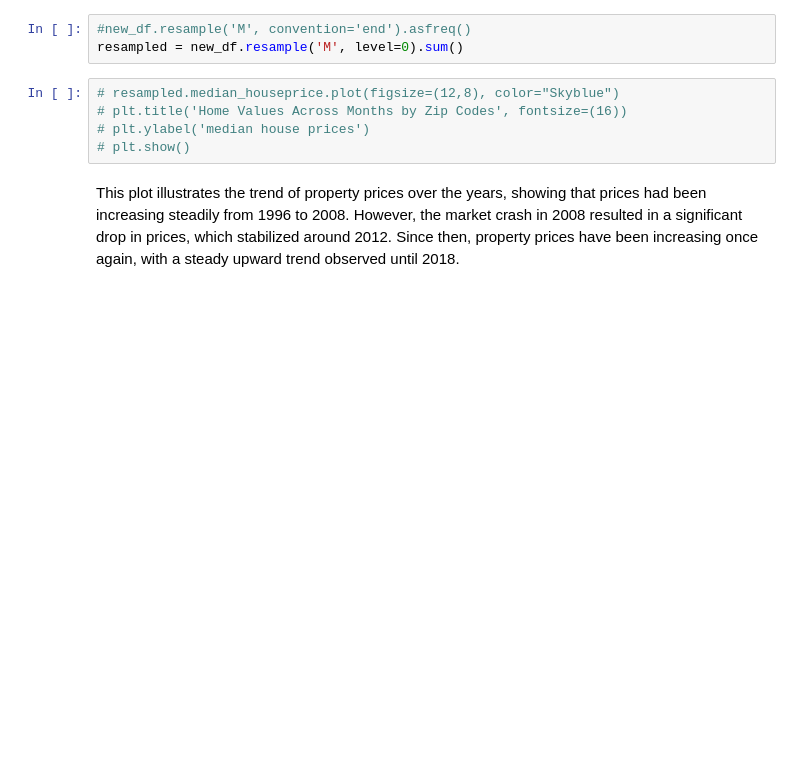
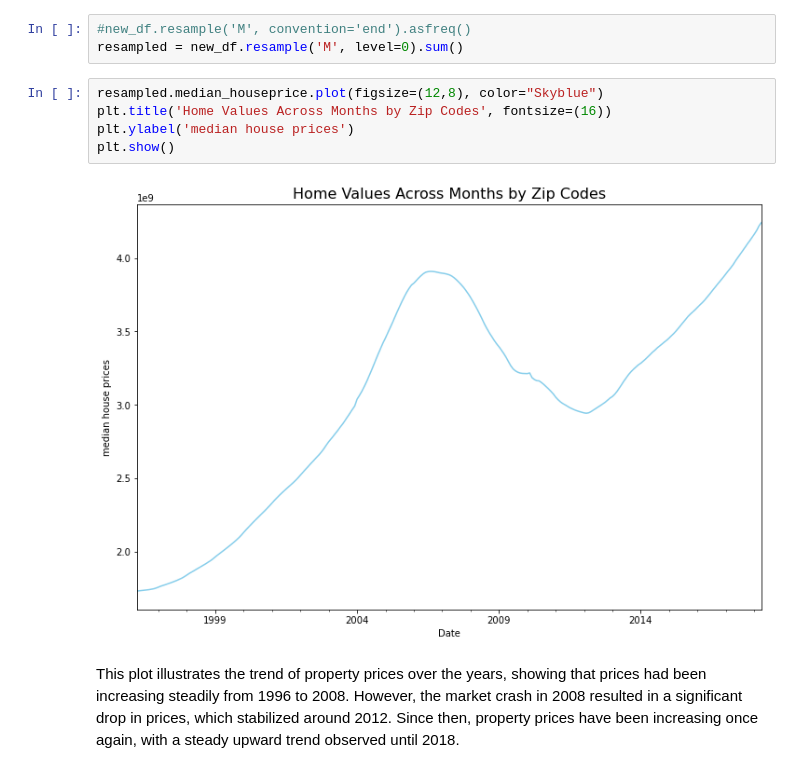
Before and after one commit to HMWIAM/P13, a Jupyter notebook: A. Main/index.ipynb, the cells around one changed output. Saved outputs shown, nothing was run; the diff lists cells and outputs as text; blank space fills up the shorter version.

```diff
--- a/A. Main/index.ipynb
+++ b/A. Main/index.ipynb
@@ -725,10 +725,12 @@ plot_scatterplots(sample_df, feature_pairs)
 #new_df.resample('M', convention='end').asfreq()
 resampled = new_df.resample('M', level=0).sum()
 # %%
-# resampled.median_houseprice.plot(figsize=(12,8), color="Skyblue")
-# plt.title('Home Values Across Months by Zip Codes', fontsize=(16))
-# plt.ylabel('median house prices')
-# plt.show()
+resampled.median_houseprice.plot(figsize=(12,8), color="Skyblue")
+plt.title('Home Values Across Months by Zip Codes', fontsize=(16))
+plt.ylabel('median house prices')
+plt.show()
+# %% [output]
+[figure, added]
 # %% [markdown]
 This plot illustrates the trend of property prices over the years, showing that prices had been increasing steadily from 1996 to 2008. However, the market crash in 2008 resulted in a significant drop in prices, which stabilized around 2012. Since then, property prices have been increasing once again, with a steady upward trend observed until 2018.
 # %%
```
Also changed, not shown: parts of 2 cells of this notebook.
